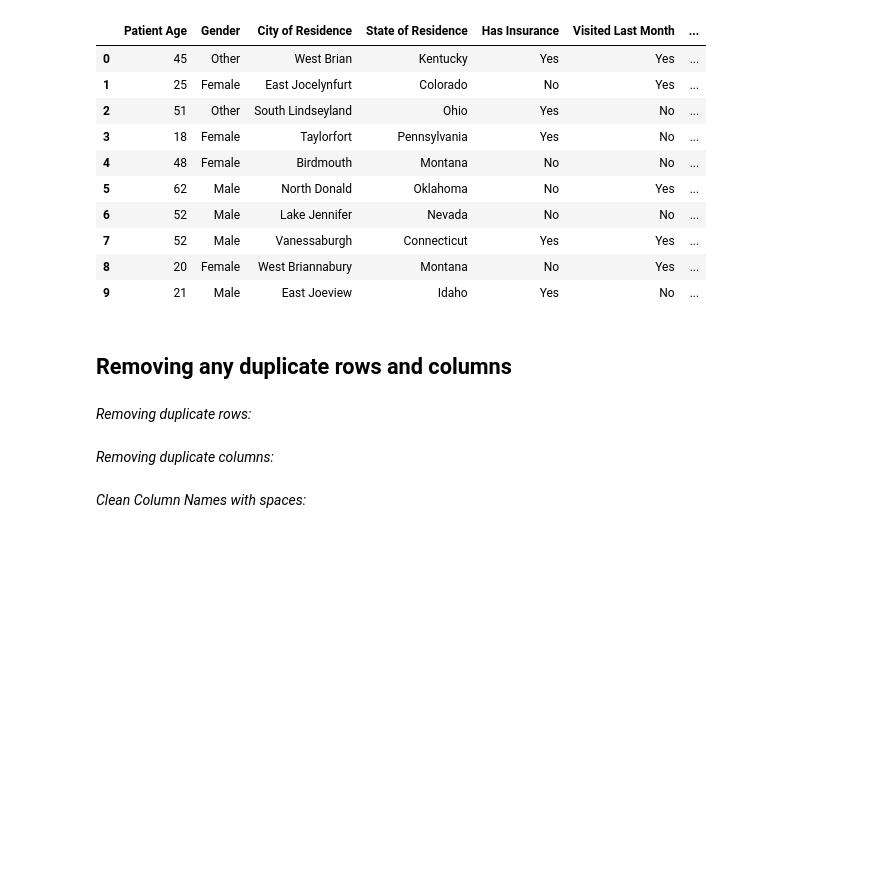
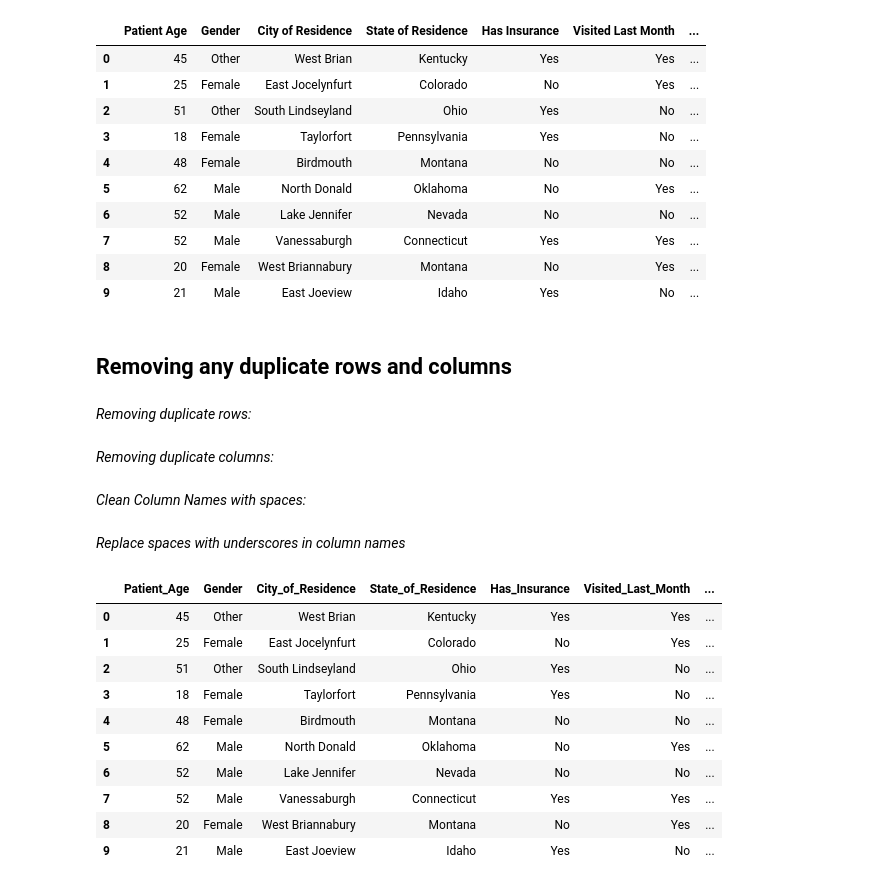
Before and after one commit to angeliki-tzanou/datasci_2_manipulation, a Jupyter notebook: HHA 507- #2 Assignment.ipynb, the cells around one changed output. Cells and saved outputs as stored; diff of their text form; code cells hidden in the pictures; blank space fills up the shorter version.

```diff
--- a/HHA 507- #2 Assignment.ipynb
+++ b/HHA 507- #2 Assignment.ipynb
@@ -394,3 +394,21 @@ data = df_hc.T.drop_duplicates().T
 *Clean Column Names with spaces:*
 # %%
 df_hc.columns = df_hc.columns.str.strip()
+# %% [markdown]
+*Replace spaces with underscores in column names*
+# %%
+df_hc.columns = df_hc.columns.str.replace(' ','_')
+# %%
+df_hc.head(10)
+# %% [output]
+|  | Patient_Age | Gender | City_of_Residence | State_of_Residence | Has_Insurance | Visited_Last_Month | ... |
+| 0 | 45 | Other | West Brian | Kentucky | Yes | Yes | ... |
+| 1 | 25 | Female | East Jocelynfurt | Colorado | No | Yes | ... |
+| 2 | 51 | Other | South Lindseyland | Ohio | Yes | No | ... |
+| 3 | 18 | Female | Taylorfort | Pennsylvania | Yes | No | ... |
+| 4 | 48 | Female | Birdmouth | Montana | No | No | ... |
+| 5 | 62 | Male | North Donald | Oklahoma | No | Yes | ... |
+| 6 | 52 | Male | Lake Jennifer | Nevada | No | No | ... |
+| 7 | 52 | Male | Vanessaburgh | Connecticut | Yes | Yes | ... |
+| 8 | 20 | Female | West Briannabury | Montana | No | Yes | ... |
+| 9 | 21 | Male | East Joeview | Idaho | Yes | No | ... |
```
